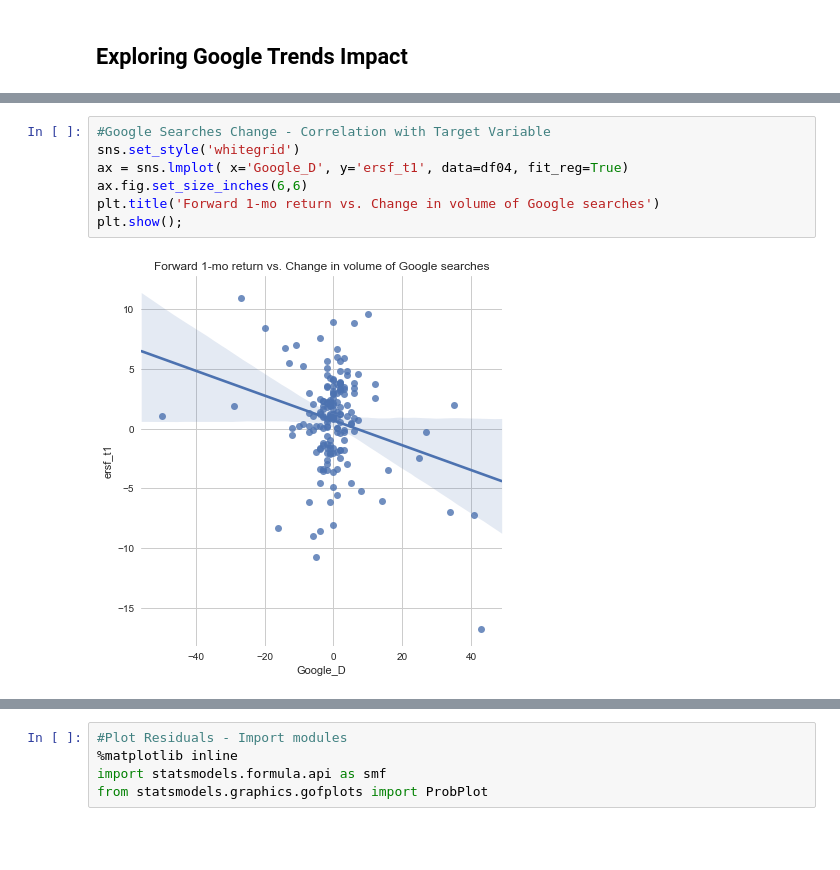
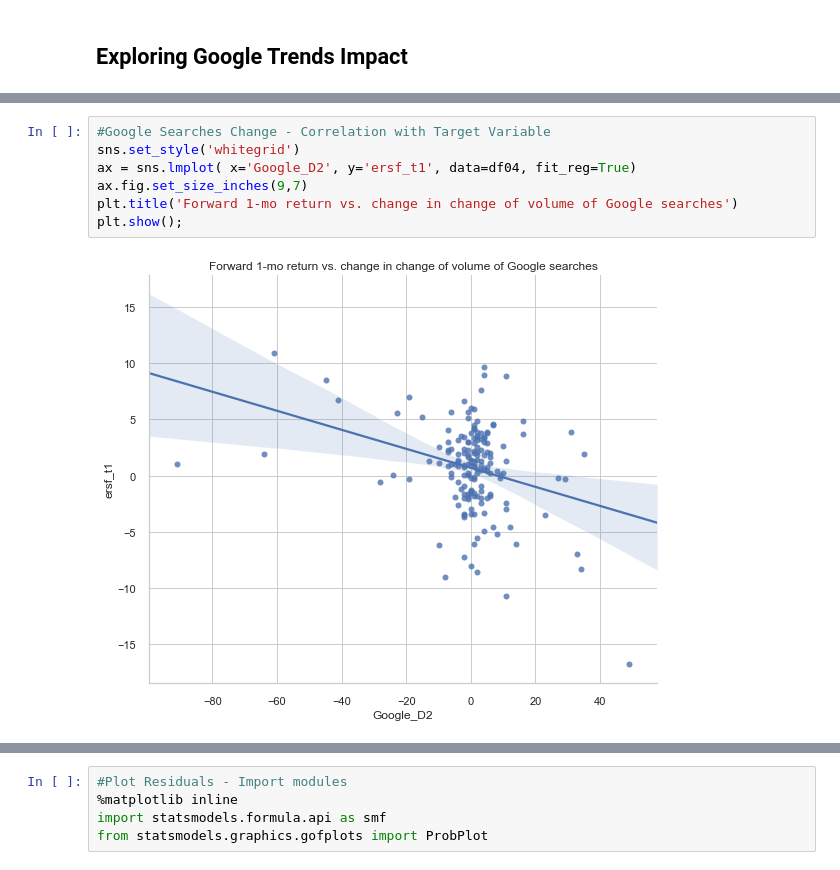
Before and after one commit to maks-p/momentum_sentiment_FINAL, a Jupyter notebook: momentum_sentiment_final.ipynb, the cells around one changed output, grey strips where cells are left out. Saved outputs shown, nothing was run; the diff lists cells and outputs as text; blank space fills up the shorter version.

Commit message:
Updated Presentation with Google D2 data

```diff
--- a/momentum_sentiment_final.ipynb
+++ b/momentum_sentiment_final.ipynb
@@ -226,11 +227,11 @@ df04.corr()
 # %%
 #Google Searches Change - Correlation with Target Variable
 sns.set_style('whitegrid')
-ax = sns.lmplot( x='Google_D', y='ersf_t1', data=df04, fit_reg=True)
-ax.fig.set_size_inches(6,6)
-plt.title('Forward 1-mo return vs. Change in volume of Google searches')
+ax = sns.lmplot( x='Google_D2', y='ersf_t1', data=df04, fit_reg=True)
+ax.fig.set_size_inches(9,7)
+plt.title('Forward 1-mo return vs. change in change of volume of Google searches')
 plt.show();
 # %% [output]
-[figure, old version]
+[figure, new version]
 # %%
 x = df04['EOM']
```
Also changed, not shown: parts of 37 cells of this notebook, 5 other files.
